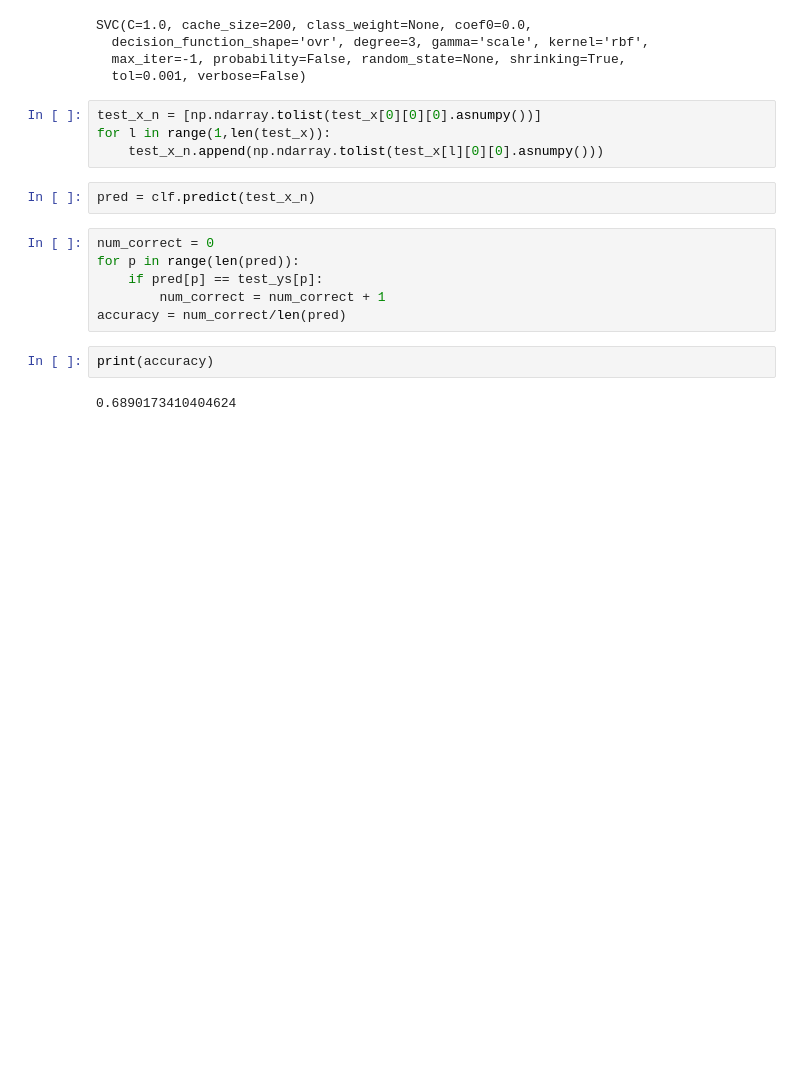
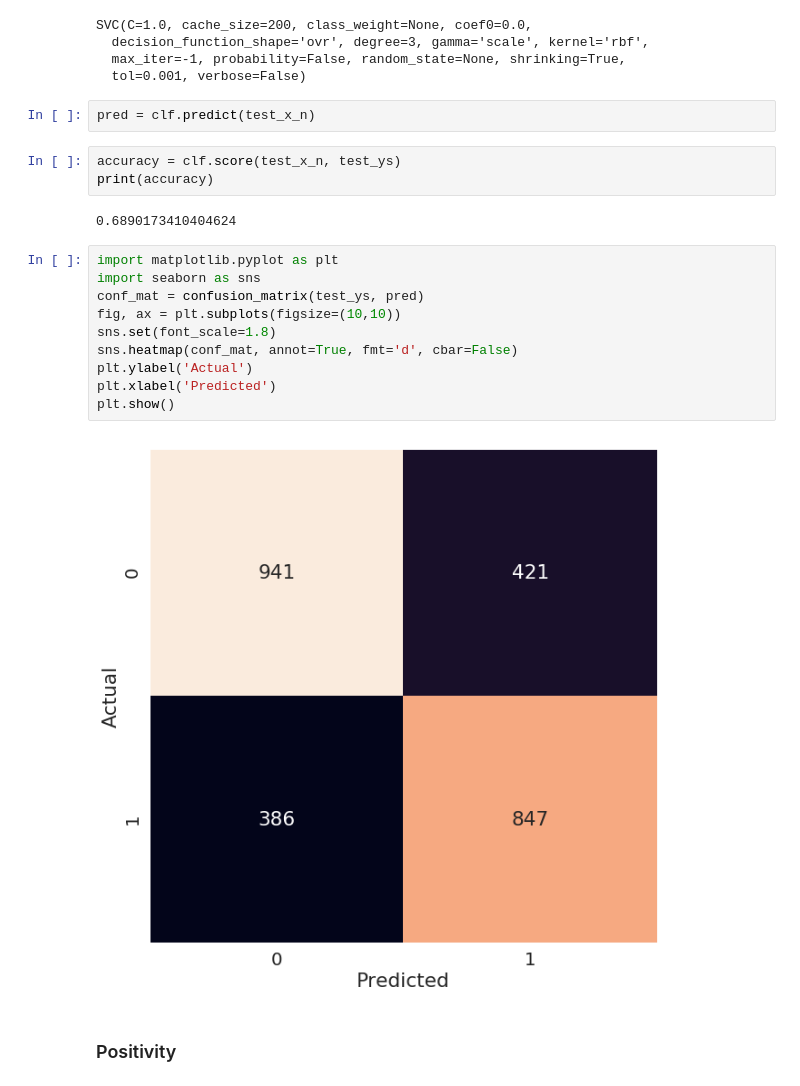
Before and after one commit to ogrenenmakine/journalisticQuality, a Jupyter notebook: [works]_subjectivity_svm_classifier.ipynb, the cells around one changed output. Cells and saved outputs as stored; diff of their text form; blank space fills up the shorter version.

Commit message:
confusion matrices

```diff
--- a/[works]_subjectivity_svm_classifier.ipynb
+++ b/[works]_subjectivity_svm_classifier.ipynb
@@ -32,19 +38,24 @@ SVC(C=1.0, cache_size=200, class_weight=None, coef0=0.0,
   decision_function_shape='ovr', degree=3, gamma='scale', kernel='rbf',
   max_iter=-1, probability=False, random_state=None, shrinking=True,
   tol=0.001, verbose=False)
-# %%
-test_x_n = [np.ndarray.tolist(test_x[0][0][0].asnumpy())]
-for l in range(1,len(test_x)):
-    test_x_n.append(np.ndarray.tolist(test_x[l][0][0].asnumpy()))
 # %%
 pred = clf.predict(test_x_n)
-# %%
-num_correct = 0
-for p in range(len(pred)):
-    if pred[p] == test_ys[p]:
-        num_correct = num_correct + 1
-accuracy = num_correct/len(pred)
-# %%
-print(accuracy)
-# %% [output]
-0.6890173410404624
+# %%
+accuracy = clf.score(test_x_n, test_ys)
+print(accuracy)
+# %% [output]
+0.6890173410404624
+# %%
+import matplotlib.pyplot as plt
+import seaborn as sns
+conf_mat = confusion_matrix(test_ys, pred)
+fig, ax = plt.subplots(figsize=(10,10))
+sns.set(font_scale=1.8)
+sns.heatmap(conf_mat, annot=True, fmt='d', cbar=False)
+plt.ylabel('Actual')
+plt.xlabel('Predicted')
+plt.show()
+# %% [output]
+[figure, added]
+# %% [markdown]
+### Positivity
```
Also changed, not shown: parts of 11 cells of this notebook, 1 other file.
